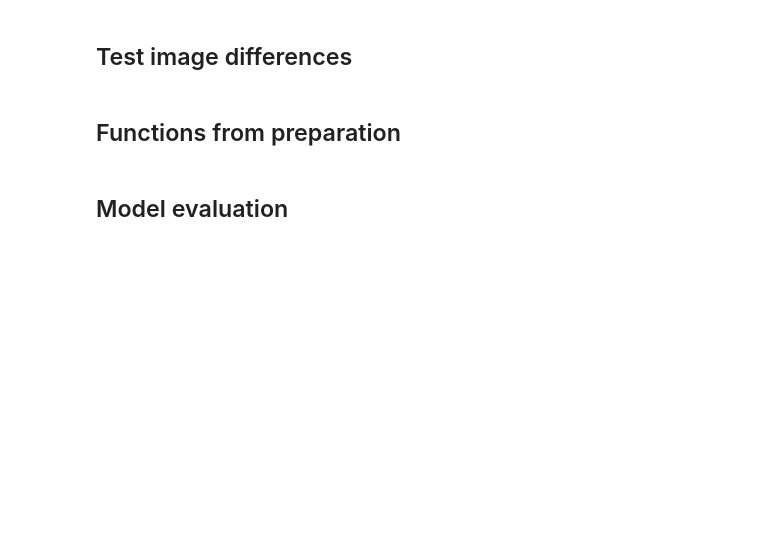
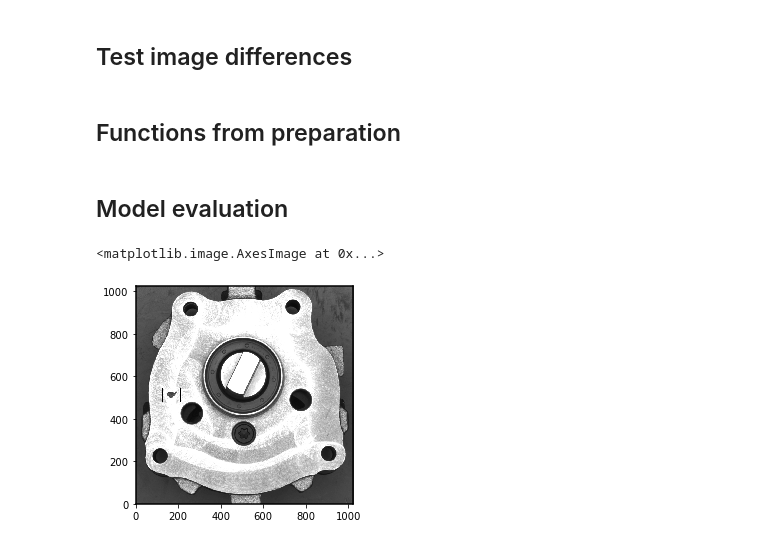
Before and after one commit to DragoneKTM/Industry_lab, a Jupyter notebook: Notebooks/Part3_test.ipynb, the cells around one changed output. Cells and saved outputs as stored; diff of their text form; code cells hidden in the pictures; blank space fills up the shorter version.

```diff
--- a/Notebooks/Part3_test.ipynb
+++ b/Notebooks/Part3_test.ipynb
@@ -78,7 +79,12 @@ def crop(img, mask=False):
 # %% [markdown]
 ## Model evaluation
 # %%
-img = cv.imread('../Data/Prepared/Test/NOK/NOK_2.jpg', cv.IMREAD_GRAYSCALE)
+test = cv.imread('../Data/Prepared/Test/NOK/NOK_5.jpg', cv.IMREAD_GRAYSCALE)
+anom, img_anom, score = predict_image(test, autoencoder)
+plt.imshow(img_anom, cmap='gray')
+# %% [output]
+<matplotlib.image.AxesImage at 0x...>
+[figure, added]
 # %%
 def calc_image_diff(true_img, rec_img):
     # All values between 0 and 1
```
Also changed, not shown: parts of 4 cells of this notebook, 1 other file.
